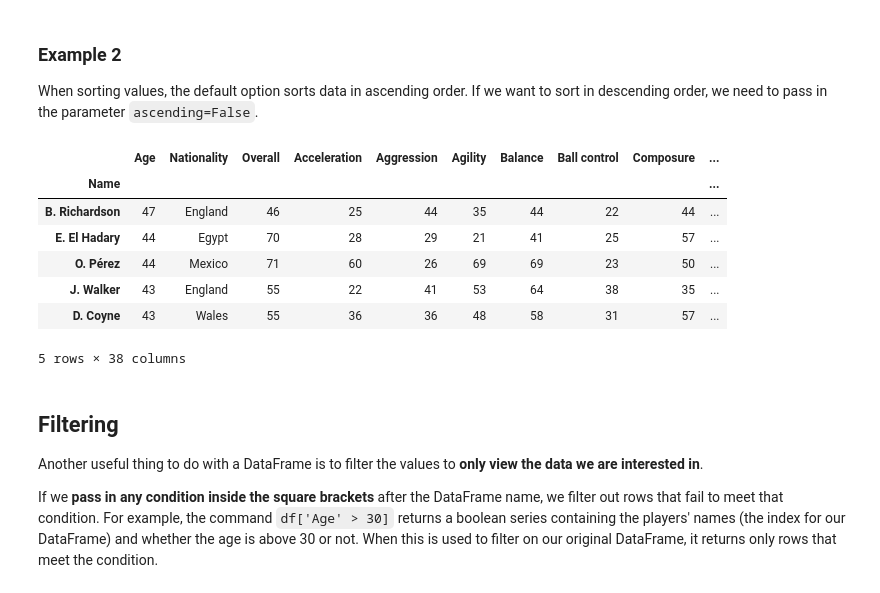
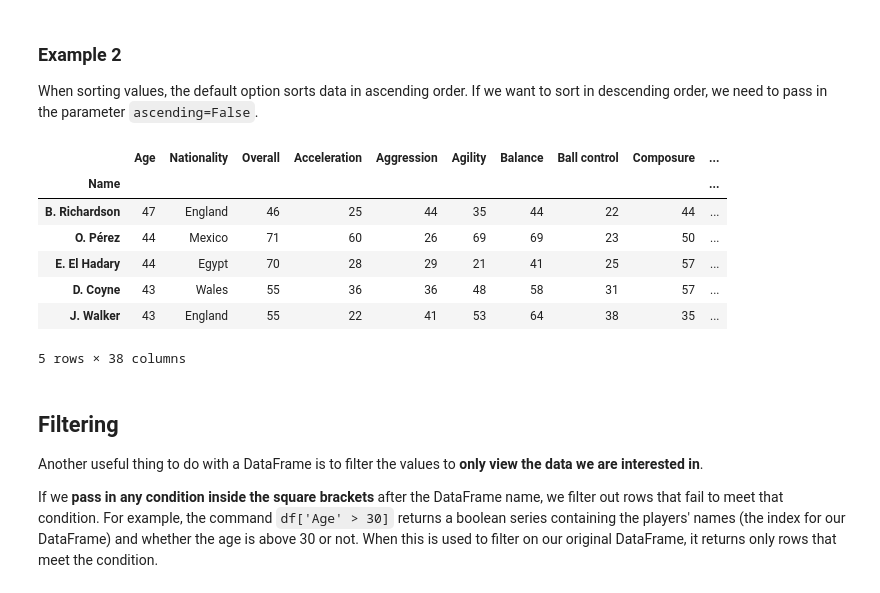
Before and after one commit to Kalungup/Learn-Python-with-Pascal, a Jupyter notebook: Working_With_Dataframes_examples (1).ipynb, the cells around one changed output. Cells and saved outputs as stored; diff of their text form; code cells hidden in the pictures.

```diff
--- a/Working_With_Dataframes_examples (1).ipynb
+++ b/Working_With_Dataframes_examples (1).ipynb
@@ -99,15 +115,15 @@ df.sort_values(by=['Age', 'Overall']).head()
 When sorting values, the default option sorts data in ascending order. If we want to sort in descending order, we need to pass in the parameter `ascending=False`.
 # %%
 # Sort by age from oldest to youngest (select first 5 entries).
-df.sort_values(by='Age', ascending=False).head()
+df.sort_values(by= ['Age', 'Overall'], ascending=False).head()
 # %% [output]
 |  | Age | Nationality | Overall | Acceleration | Aggression | Agility | Balance | Ball control | Composure | ... |
 | Name |  |  |  |  |  |  |  |  |  | ... |
 | B. Richardson | 47 | England | 46 | 25 | 44 | 35 | 44 | 22 | 44 | ... |
+| O. Pérez | 44 | Mexico | 71 | 60 | 26 | 69 | 69 | 23 | 50 | ... |
 | E. El Hadary | 44 | Egypt | 70 | 28 | 29 | 21 | 41 | 25 | 57 | ... |
-| O. Pérez | 44 | Mexico | 71 | 60 | 26 | 69 | 69 | 23 | 50 | ... |
+| D. Coyne | 43 | Wales | 55 | 36 | 36 | 48 | 58 | 31 | 57 | ... |
 | J. Walker | 43 | England | 55 | 22 | 41 | 53 | 64 | 38 | 35 | ... |
-| D. Coyne | 43 | Wales | 55 | 36 | 36 | 48 | 58 | 31 | 57 | ... |
 5 rows × 38 columns
 # %% [markdown]
 ## Filtering
```
Also changed, not shown: parts of 16 cells of this notebook, 1 other file.
